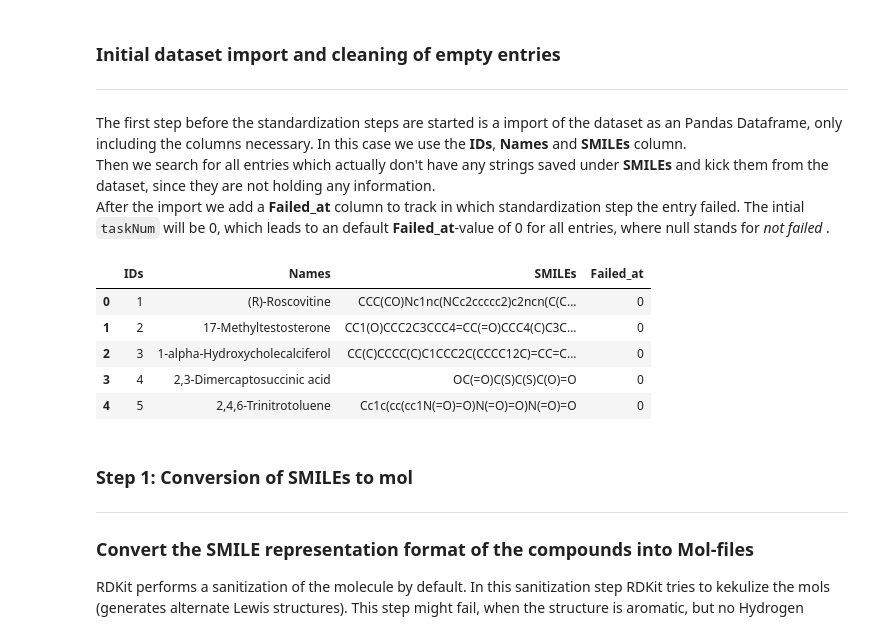
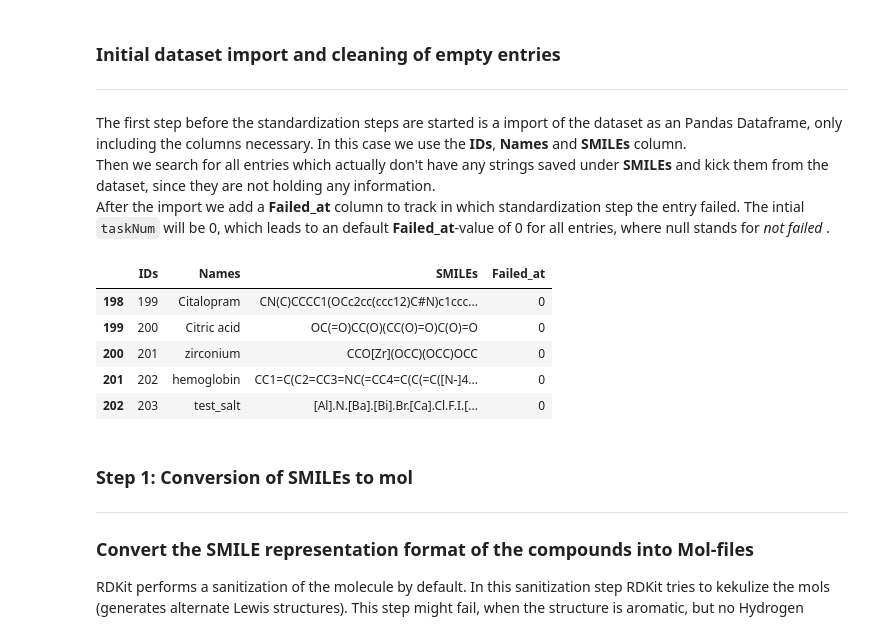
Before and after one commit to volkamerlab/opencadd, a Jupyter notebook: docs/tutorials/standardization.ipynb, the cells around one changed output. Saved outputs shown, nothing was run; the diff lists cells and outputs as text; code cells hidden in the pictures.

```diff
--- a/docs/tutorials/standardization.ipynb
+++ b/docs/tutorials/standardization.ipynb
@@ -36,30 +37,30 @@ The intial `taskNum` will be 0, which leads to an default <b>Failed_at</b>-value
 # %%
 taskNum = 0
 
 # Importing the test-dataset
 dataset = pd.read_csv (r'./data/standardization_test_data.csv')
 
 #Filter for needed columns
 dataset = dataset[['IDs','Names','SMILEs']]
 
 #Kick all empty entries
 empty_smiles = dataset[(dataset['SMILEs'].isnull())]
 # The empty_smiles dataframe could be used to check which entires are affected and review the dataset again.
 dataset = dataset[(dataset['SMILEs'].notna())]
 
 #Setting a initial score of 0 for all entries in the 'Failed_at'-column
 dataset['Failed_at'] = dataset['SMILEs'].apply(failMarker)
 
 
 #Show the current form of the main-dataframe
-dataset.head()
+dataset.tail()
 # %% [output]
 |  | IDs | Names | SMILEs | Failed_at |
-| 0 | 1 | (R)-Roscovitine | CCC(CO)Nc1nc(NCc2ccccc2)c2ncn(C(C... | 0 |
-| 1 | 2 | 17-Methyltestosterone | CC1(O)CCC2C3CCC4=CC(=O)CCC4(C)C3C... | 0 |
-| 2 | 3 | 1-alpha-Hydroxycholecalciferol | CC(C)CCCC(C)C1CCC2C(CCCC12C)=CC=C... | 0 |
-| 3 | 4 | 2,3-Dimercaptosuccinic acid | OC(=O)C(S)C(S)C(O)=O | 0 |
-| 4 | 5 | 2,4,6-Trinitrotoluene | Cc1c(cc(cc1N(=O)=O)N(=O)=O)N(=O)=O | 0 |
+| 198 | 199 | Citalopram | CN(C)CCCC1(OCc2cc(ccc12)C#N)c1ccc... | 0 |
+| 199 | 200 | Citric acid | OC(=O)CC(O)(CC(O)=O)C(O)=O | 0 |
+| 200 | 201 | zirconium | CCO[Zr](OCC)(OCC)OCC | 0 |
+| 201 | 202 | hemoglobin | CC1=C(C2=CC3=NC(=CC4=C(C(=C([N-]4... | 0 |
+| 202 | 203 | test_salt | [Al].N.[Ba].[Bi].Br.[Ca].Cl.F.I.[... | 0 |
 # %% [markdown]
 ### Step 1: Conversion of SMILEs to mol
 ------------------------------------------
```
Also changed, not shown: parts of 12 cells of this notebook.
